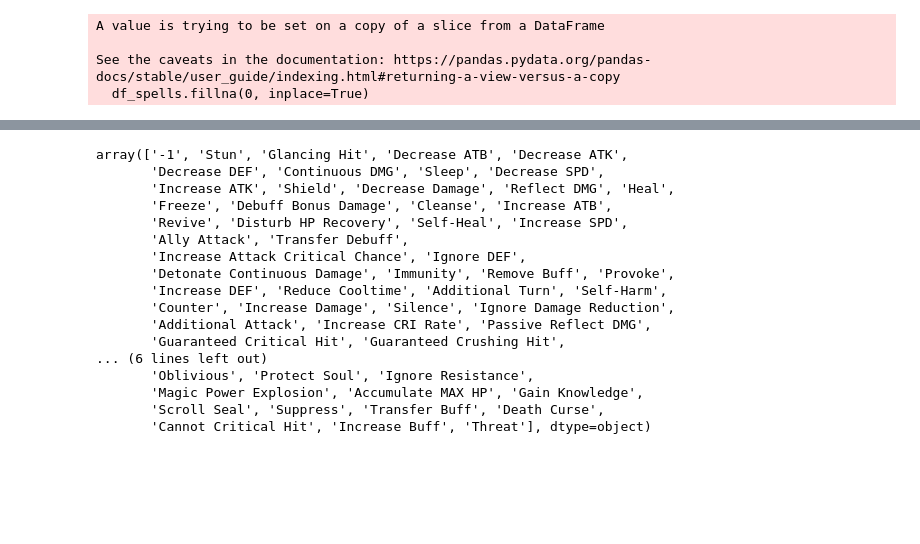
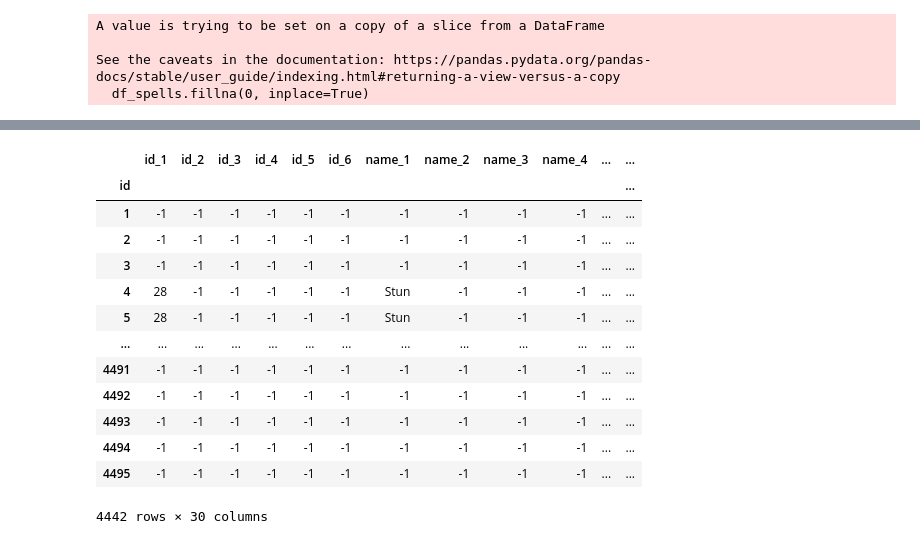
Before and after one commit to Tomlora/SummonersWars_ScoringRunage_Dashboard, a Jupyter notebook: save_swarfarm.ipynb, the cells around one changed output, grey strips where cells are left out. Cells and saved outputs as stored; diff of their text form; code cells hidden in the pictures; blank space fills up the shorter version.

```diff
--- a/save_swarfarm.ipynb
+++ b/save_swarfarm.ipynb
@@ -259,0 +297,4 @@ df_spells
+# %%
+df_spells[['id_1', 'id_2', 'id_3', 'id_4', 'id_5', 'id_6']] = df_spells[['id_1', 'id_2', 'id_3', 'id_4', 'id_5', 'id_6']].astype(int)
+# %%
+df_effects = df_spells[['id_1', 'id_2', 'id_3', 'id_4', 'id_5', 'id_6', 'name_1', 'name_2', 'name_3', 'name_4', 'name_5', 'name_6', 'url_1', 'url_2', 'url_3', 'url_4', 'url_5', 'url_6', 'is_buff_1', 'is_buff_2', 'is_buff_3', 'is_buff_4', 'is_buff_5', 'is_buff_6', 'type_1', 'type_2', 'type_3', 'type_4', 'type_5', 'type_6']]
@@ -263,20 +305,0 @@ df_spells.to_csv('swarfarm_spells.csv', index=False)
-# %%
-df_spells['name_1'].unique()
-# %% [output]
-array(['-1', 'Stun', 'Glancing Hit', 'Decrease ATB', 'Decrease ATK',
-       'Decrease DEF', 'Continuous DMG', 'Sleep', 'Decrease SPD',
-       'Increase ATK', 'Shield', 'Decrease Damage', 'Reflect DMG', 'Heal',
-       'Freeze', 'Debuff Bonus Damage', 'Cleanse', 'Increase ATB',
-       'Revive', 'Disturb HP Recovery', 'Self-Heal', 'Increase SPD',
-       'Ally Attack', 'Transfer Debuff',
-       'Increase Attack Critical Chance', 'Ignore DEF',
-       'Detonate Continuous Damage', 'Immunity', 'Remove Buff', 'Provoke',
-       'Increase DEF', 'Reduce Cooltime', 'Additional Turn', 'Self-Harm',
-       'Counter', 'Increase Damage', 'Silence', 'Ignore Damage Reduction',
-       'Additional Attack', 'Increase CRI Rate', 'Passive Reflect DMG',
-       'Guaranteed Critical Hit', 'Guaranteed Crushing Hit',
-... (6 lines left out)
-       'Oblivious', 'Protect Soul', 'Ignore Resistance',
-       'Magic Power Explosion', 'Accumulate MAX HP', 'Gain Knowledge',
-       'Scroll Seal', 'Suppress', 'Transfer Buff', 'Death Curse',
-       'Cannot Critical Hit', 'Increase Buff', 'Threat'], dtype=object)
@@ -314,2 +306,19 @@ for index, element in df_filtre['used_on'].items():
 # %%
 # df_mob[df_mob['id'].isin(list_mob)]
+# %%
+df_effects
+# %% [output]
+|  | id_1 | id_2 | id_3 | id_4 | id_5 | id_6 | name_1 | name_2 | name_3 | name_4 | ... | ... |
+| id |  |  |  |  |  |  |  |  |  |  |  | ... |
+| 1 | -1 | -1 | -1 | -1 | -1 | -1 | -1 | -1 | -1 | -1 | ... | ... |
+| 2 | -1 | -1 | -1 | -1 | -1 | -1 | -1 | -1 | -1 | -1 | ... | ... |
+| 3 | -1 | -1 | -1 | -1 | -1 | -1 | -1 | -1 | -1 | -1 | ... | ... |
+| 4 | 28 | -1 | -1 | -1 | -1 | -1 | Stun | -1 | -1 | -1 | ... | ... |
+| 5 | 28 | -1 | -1 | -1 | -1 | -1 | Stun | -1 | -1 | -1 | ... | ... |
+| ... | ... | ... | ... | ... | ... | ... | ... | ... | ... | ... | ... | ... |
+| 4491 | -1 | -1 | -1 | -1 | -1 | -1 | -1 | -1 | -1 | -1 | ... | ... |
+| 4492 | -1 | -1 | -1 | -1 | -1 | -1 | -1 | -1 | -1 | -1 | ... | ... |
+| 4493 | -1 | -1 | -1 | -1 | -1 | -1 | -1 | -1 | -1 | -1 | ... | ... |
+| 4494 | -1 | -1 | -1 | -1 | -1 | -1 | -1 | -1 | -1 | -1 | ... | ... |
+| 4495 | -1 | -1 | -1 | -1 | -1 | -1 | -1 | -1 | -1 | -1 | ... | ... |
+4442 rows × 30 columns
```
Also changed, not shown: parts of 27 cells of this notebook, 1 other file.
